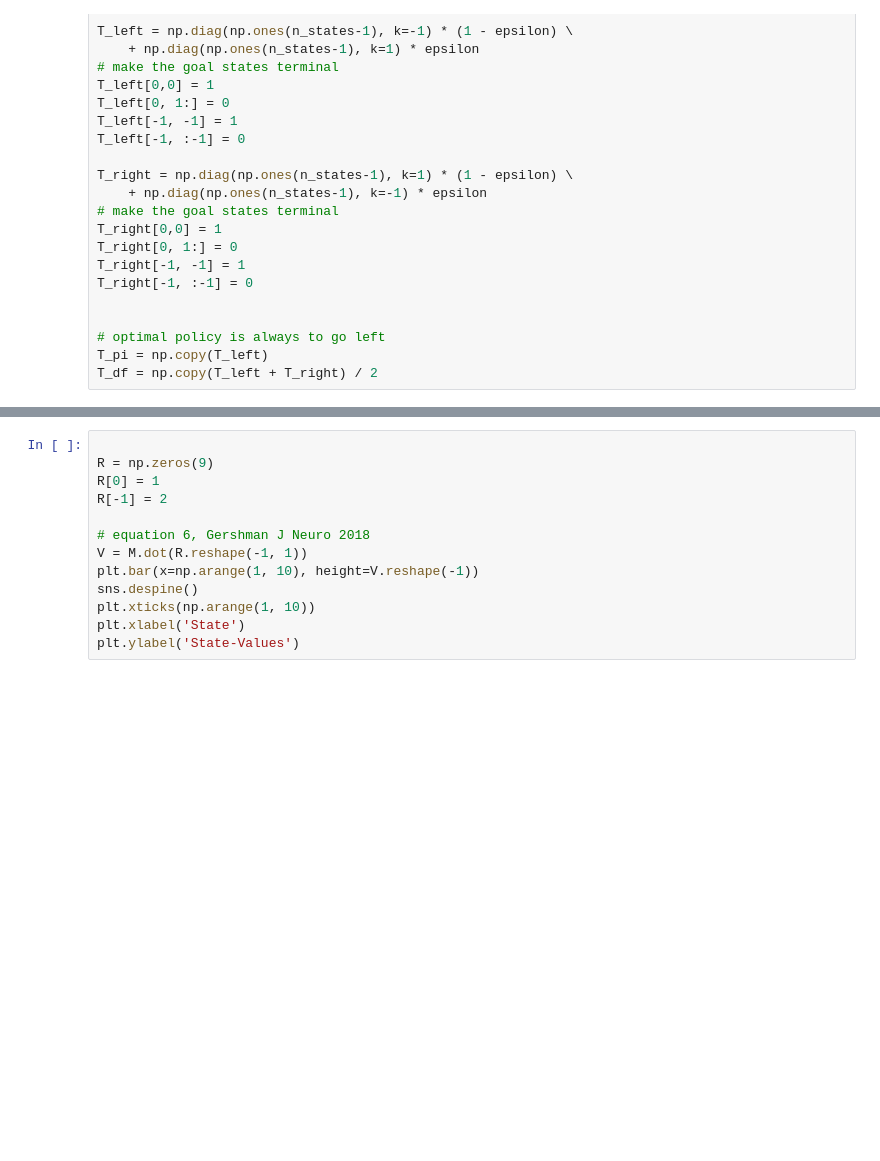
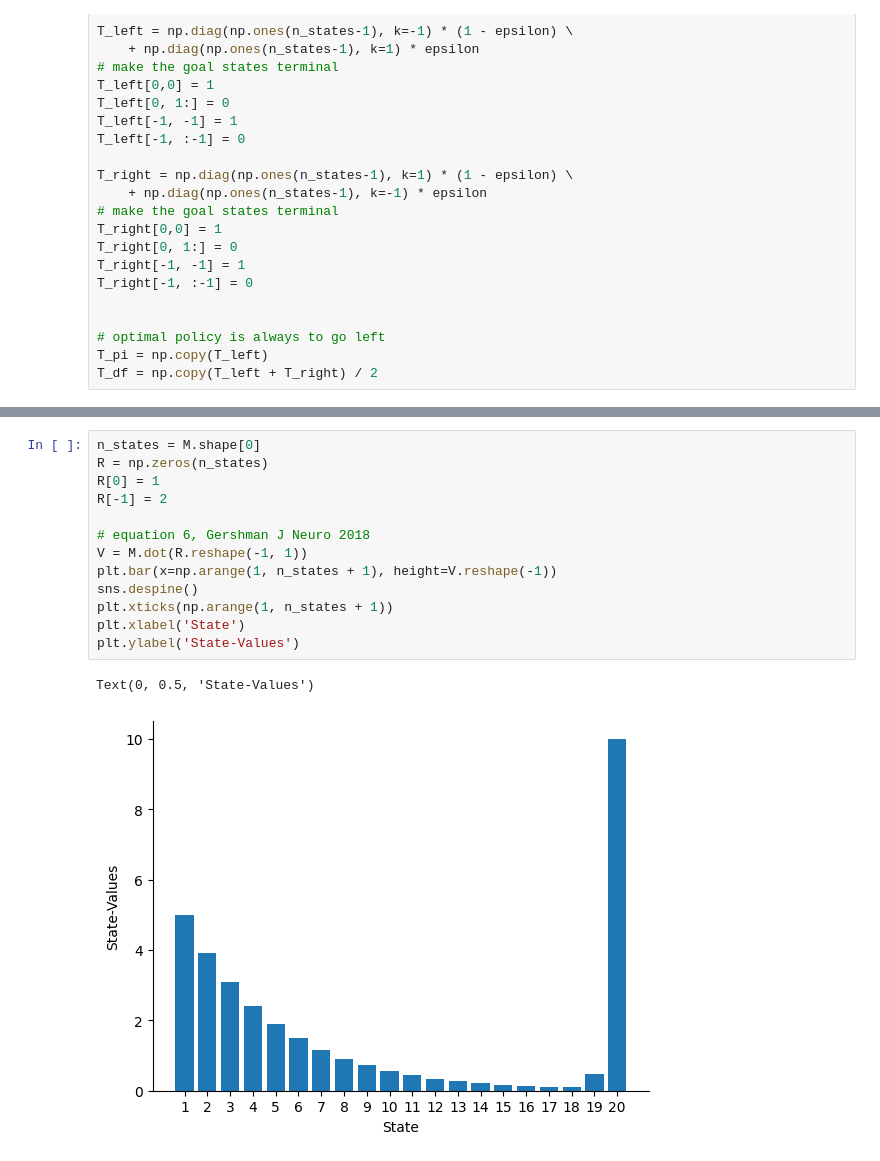
Before and after one commit to nicktfranklin/thread_the_needle, a Jupyter notebook: Successor Representation.ipynb, the cells around one changed output, grey strips where cells are left out. Saved outputs shown, nothing was run; the diff lists cells and outputs as text; blank space fills up the shorter version.

```diff
--- a/Successor Representation.ipynb
+++ b/Successor Representation.ipynb
@@ -318,16 +328,19 @@ M_df.shape
 # %%
-
-R = np.zeros(9)
+n_states = M.shape[0]
+R = np.zeros(n_states)
 R[0] = 1
 R[-1] = 2
 
 # equation 6, Gershman J Neuro 2018
 V = M.dot(R.reshape(-1, 1))
-plt.bar(x=np.arange(1, 10), height=V.reshape(-1))
+plt.bar(x=np.arange(1, n_states + 1), height=V.reshape(-1))
 sns.despine()
-plt.xticks(np.arange(1, 10))
+plt.xticks(np.arange(1, n_states + 1))
 plt.xlabel('State')
 plt.ylabel('State-Values')
+# %% [output]
+Text(0, 0.5, 'State-Values')
+[figure, added]
 # %%
 V = M.dot(R.reshape(-1, 1))
 
```
Also changed, not shown: parts of 27 cells of this notebook, 2 other files.
